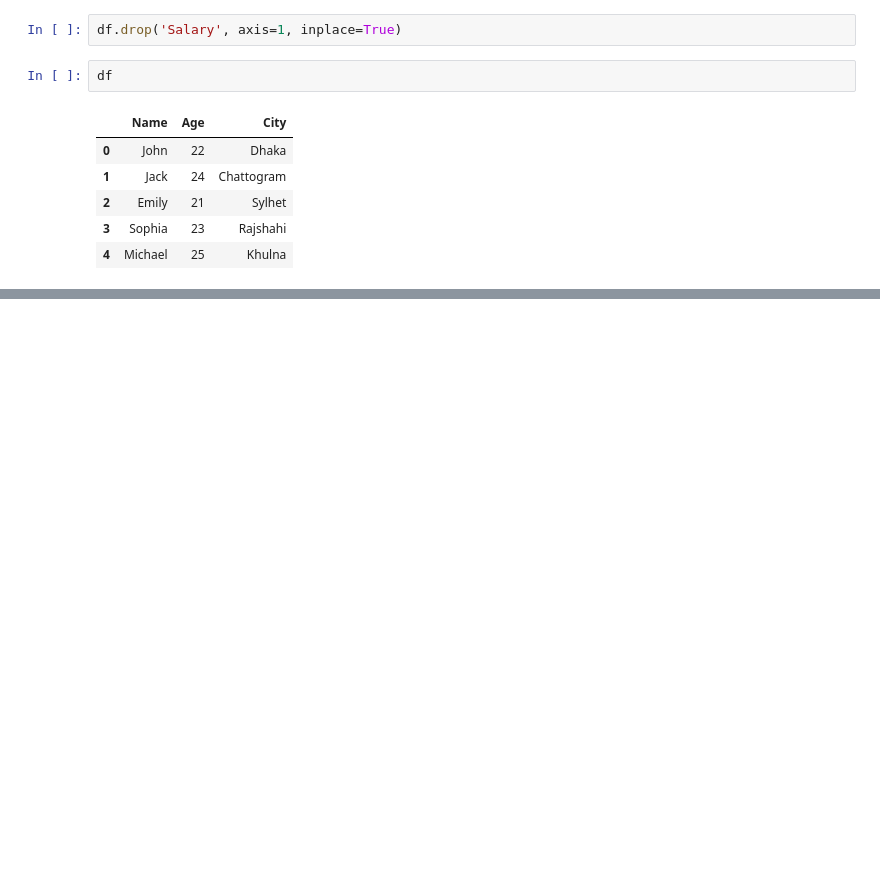
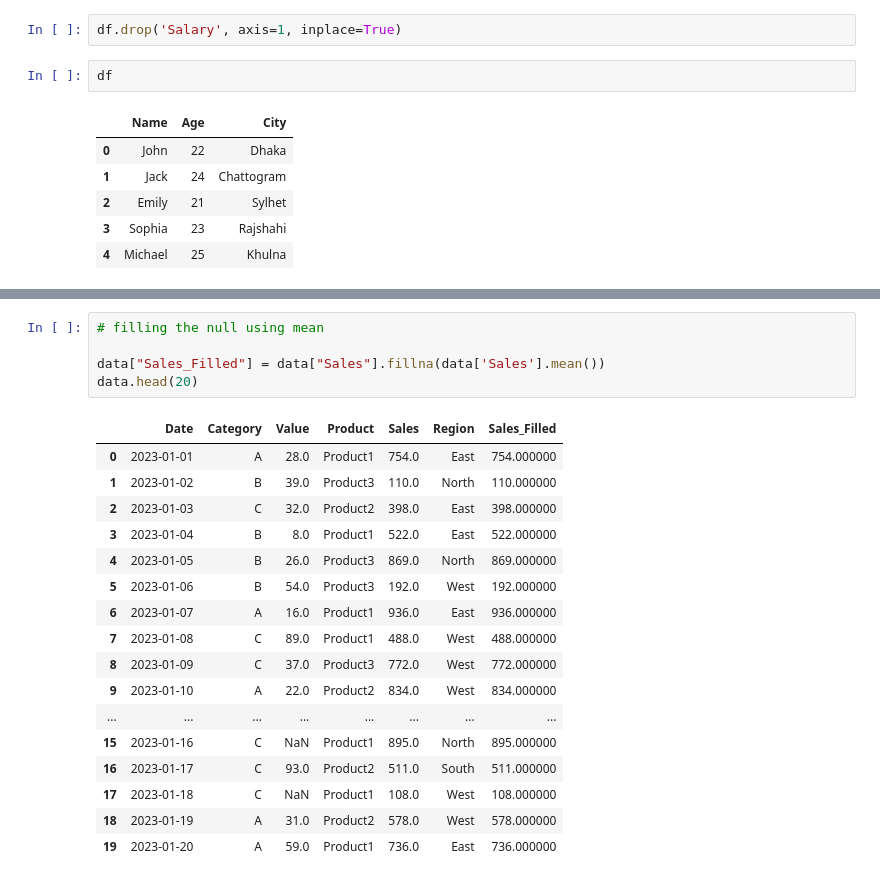
Before and after one commit to wasif-h/Advance-Python-for-Data-Science-Odyssey, a Jupyter notebook: Data_Analysis/pandas.ipynb, the cells around one changed output, grey strips where cells are left out. Drawn from its saved outputs; the diff is of its cells as text; blank space fills up the shorter version.

```diff
--- a/Data_Analysis/pandas.ipynb
+++ b/Data_Analysis/pandas.ipynb
@@ -212,0 +324,23 @@ df
+# %%
+# filling the null using mean
+
+data["Sales_Filled"] = data["Sales"].fillna(data['Sales'].mean())
+data.head(20)
+# %% [output]
+|  | Date | Category | Value | Product | Sales | Region | Sales_Filled |
+| 0 | 2023-01-01 | A | 28.0 | Product1 | 754.0 | East | 754.000000 |
+| 1 | 2023-01-02 | B | 39.0 | Product3 | 110.0 | North | 110.000000 |
+| 2 | 2023-01-03 | C | 32.0 | Product2 | 398.0 | East | 398.000000 |
+| 3 | 2023-01-04 | B | 8.0 | Product1 | 522.0 | East | 522.000000 |
+| 4 | 2023-01-05 | B | 26.0 | Product3 | 869.0 | North | 869.000000 |
+| 5 | 2023-01-06 | B | 54.0 | Product3 | 192.0 | West | 192.000000 |
+| 6 | 2023-01-07 | A | 16.0 | Product1 | 936.0 | East | 936.000000 |
+| 7 | 2023-01-08 | C | 89.0 | Product1 | 488.0 | West | 488.000000 |
+| 8 | 2023-01-09 | C | 37.0 | Product3 | 772.0 | West | 772.000000 |
+| 9 | 2023-01-10 | A | 22.0 | Product2 | 834.0 | West | 834.000000 |
+| ... | ... | ... | ... | ... | ... | ... | ... |
+| 15 | 2023-01-16 | C | NaN | Product1 | 895.0 | North | 895.000000 |
+| 16 | 2023-01-17 | C | 93.0 | Product2 | 511.0 | South | 511.000000 |
+| 17 | 2023-01-18 | C | NaN | Product1 | 108.0 | West | 108.000000 |
+| 18 | 2023-01-19 | A | 31.0 | Product2 | 578.0 | West | 578.000000 |
+| 19 | 2023-01-20 | A | 59.0 | Product1 | 736.0 | East | 736.000000 |
```
Also changed, not shown: parts of 31 cells of this notebook, 3 other files.
